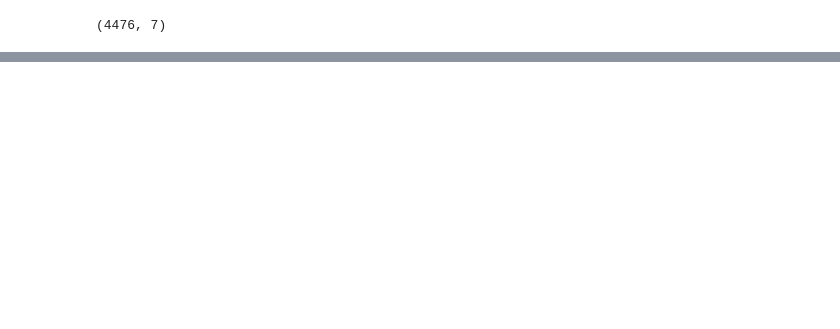
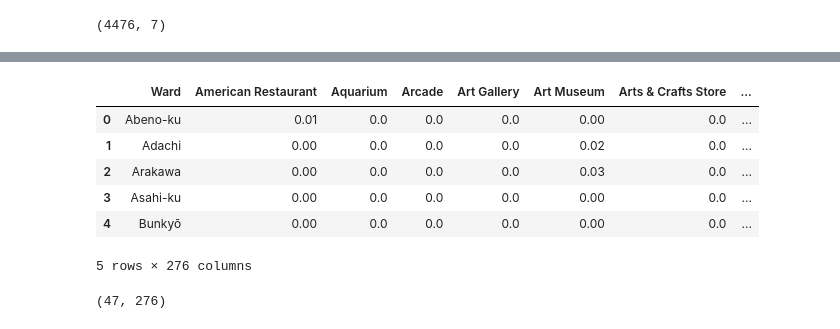
Before and after one commit to dsychin/Coursera_Capstone, a Jupyter notebook: Tokyo_vs_Osaka.ipynb, the cells around one changed output, grey strips where cells are left out. Cells and saved outputs as stored; diff of their text form; code cells hidden in the pictures; blank space fills up the shorter version.

```diff
--- a/Tokyo_vs_Osaka.ipynb
+++ b/Tokyo_vs_Osaka.ipynb
@@ -339,0 +346,15 @@ venues.shape
+# %%
+grouped = onehot.groupby('Ward').mean().reset_index()
+grouped.head()
+# %% [output]
+|  | Ward | American Restaurant | Aquarium | Arcade | Art Gallery | Art Museum | Arts & Crafts Store | ... |
+| 0 | Abeno-ku | 0.01 | 0.0 | 0.0 | 0.0 | 0.00 | 0.0 | ... |
+| 1 | Adachi | 0.00 | 0.0 | 0.0 | 0.0 | 0.02 | 0.0 | ... |
+| 2 | Arakawa | 0.00 | 0.0 | 0.0 | 0.0 | 0.03 | 0.0 | ... |
+| 3 | Asahi-ku | 0.00 | 0.0 | 0.0 | 0.0 | 0.00 | 0.0 | ... |
+| 4 | Bunkyō | 0.00 | 0.0 | 0.0 | 0.0 | 0.00 | 0.0 | ... |
+5 rows × 276 columns
+# %%
+grouped.shape
+# %% [output]
+(47, 276)
```
Also changed, not shown: parts of 5 cells of this notebook.
